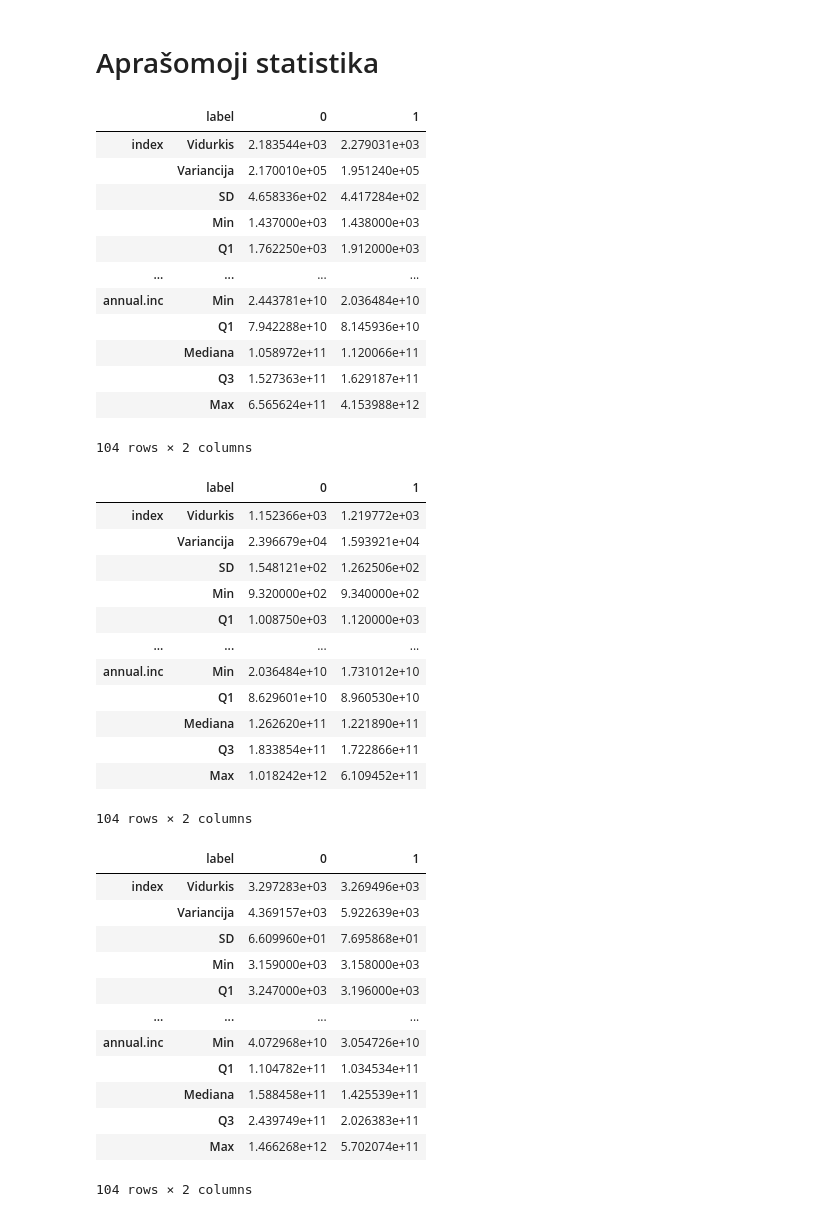
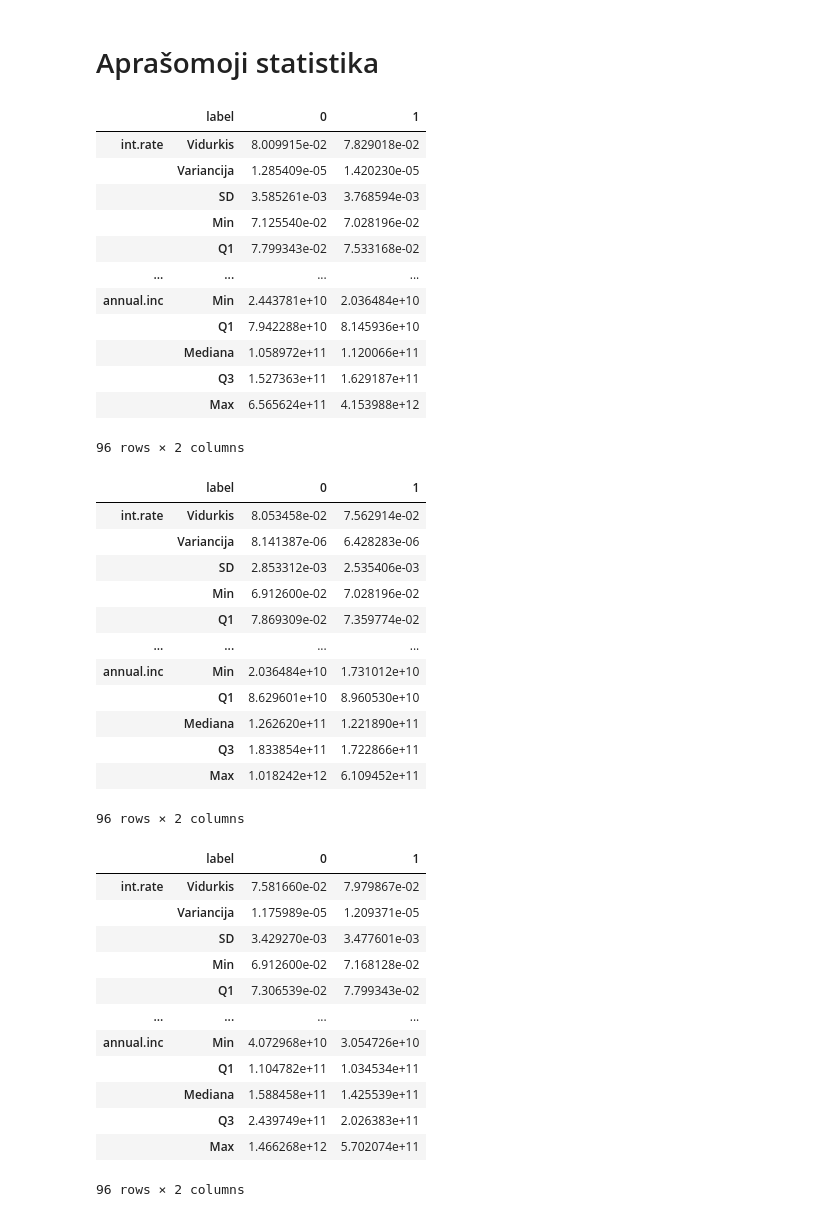
Before and after one commit to EvelinaDu/Papildomi_duomenu_vizualizavimo_skyriai, a Jupyter notebook: 3_laboratorinis/main.ipynb, the cells around one changed output. Drawn from its saved outputs; the diff is of its cells as text; code cells hidden in the pictures.

Commit message:
Drop index fix

```diff
--- a/3_laboratorinis/main.ipynb
+++ b/3_laboratorinis/main.ipynb
@@ -321,50 +321,50 @@ def get_characteristic_table(df, group_col='label'):
 
     return char_table.T
 # %%
-get_characteristic_table(data_w_clusters_debt)
+get_characteristic_table(data_w_clusters_debt.drop(columns='index'))
 # %% [output]
 |  | label | 0 | 1 |
-| index | Vidurkis | 2.183544e+03 | 2.279031e+03 |
-|  | Variancija | 2.170010e+05 | 1.951240e+05 |
-|  | SD | 4.658336e+02 | 4.417284e+02 |
-|  | Min | 1.437000e+03 | 1.438000e+03 |
-|  | Q1 | 1.762250e+03 | 1.912000e+03 |
+| int.rate | Vidurkis | 8.009915e-02 | 7.829018e-02 |
+|  | Variancija | 1.285409e-05 | 1.420230e-05 |
+|  | SD | 3.585261e-03 | 3.768594e-03 |
+|  | Min | 7.125540e-02 | 7.028196e-02 |
+|  | Q1 | 7.799343e-02 | 7.533168e-02 |
 | ... | ... | ... | ... |
 | annual.inc | Min | 2.443781e+10 | 2.036484e+10 |
 |  | Q1 | 7.942288e+10 | 8.145936e+10 |
 |  | Mediana | 1.058972e+11 | 1.120066e+11 |
 |  | Q3 | 1.527363e+11 | 1.629187e+11 |
 |  | Max | 6.565624e+11 | 4.153988e+12 |
-104 rows × 2 columns
+96 rows × 2 columns
 # %%
-get_characteristic_table(data_w_clusters_credit)
+get_characteristic_table(data_w_clusters_credit.drop(columns='index'))
 # %% [output]
 |  | label | 0 | 1 |
-| index | Vidurkis | 1.152366e+03 | 1.219772e+03 |
-|  | Variancija | 2.396679e+04 | 1.593921e+04 |
-|  | SD | 1.548121e+02 | 1.262506e+02 |
-|  | Min | 9.320000e+02 | 9.340000e+02 |
-|  | Q1 | 1.008750e+03 | 1.120000e+03 |
+| int.rate | Vidurkis | 8.053458e-02 | 7.562914e-02 |
+|  | Variancija | 8.141387e-06 | 6.428283e-06 |
+|  | SD | 2.853312e-03 | 2.535406e-03 |
+|  | Min | 6.912600e-02 | 7.028196e-02 |
+|  | Q1 | 7.869309e-02 | 7.359774e-02 |
 | ... | ... | ... | ... |
 | annual.inc | Min | 2.036484e+10 | 1.731012e+10 |
 |  | Q1 | 8.629601e+10 | 8.960530e+10 |
 |  | Mediana | 1.262620e+11 | 1.221890e+11 |
 |  | Q3 | 1.833854e+11 | 1.722866e+11 |
 |  | Max | 1.018242e+12 | 6.109452e+11 |
-104 rows × 2 columns
+96 rows × 2 columns
 # %%
-get_characteristic_table(data_w_clusters_home)
+get_characteristic_table(data_w_clusters_home.drop(columns='index'))
 # %% [output]
 |  | label | 0 | 1 |
-| index | Vidurkis | 3.297283e+03 | 3.269496e+03 |
-|  | Variancija | 4.369157e+03 | 5.922639e+03 |
-|  | SD | 6.609960e+01 | 7.695868e+01 |
-|  | Min | 3.159000e+03 | 3.158000e+03 |
-|  | Q1 | 3.247000e+03 | 3.196000e+03 |
+| int.rate | Vidurkis | 7.581660e-02 | 7.979867e-02 |
+|  | Variancija | 1.175989e-05 | 1.209371e-05 |
+|  | SD | 3.429270e-03 | 3.477601e-03 |
+|  | Min | 6.912600e-02 | 7.168128e-02 |
+|  | Q1 | 7.306539e-02 | 7.799343e-02 |
 | ... | ... | ... | ... |
 | annual.inc | Min | 4.072968e+10 | 3.054726e+10 |
 |  | Q1 | 1.104782e+11 | 1.034534e+11 |
 |  | Mediana | 1.588458e+11 | 1.425539e+11 |
 |  | Q3 | 2.439749e+11 | 2.026383e+11 |
 |  | Max | 1.466268e+12 | 5.702074e+11 |
-104 rows × 2 columns
+96 rows × 2 columns
```
